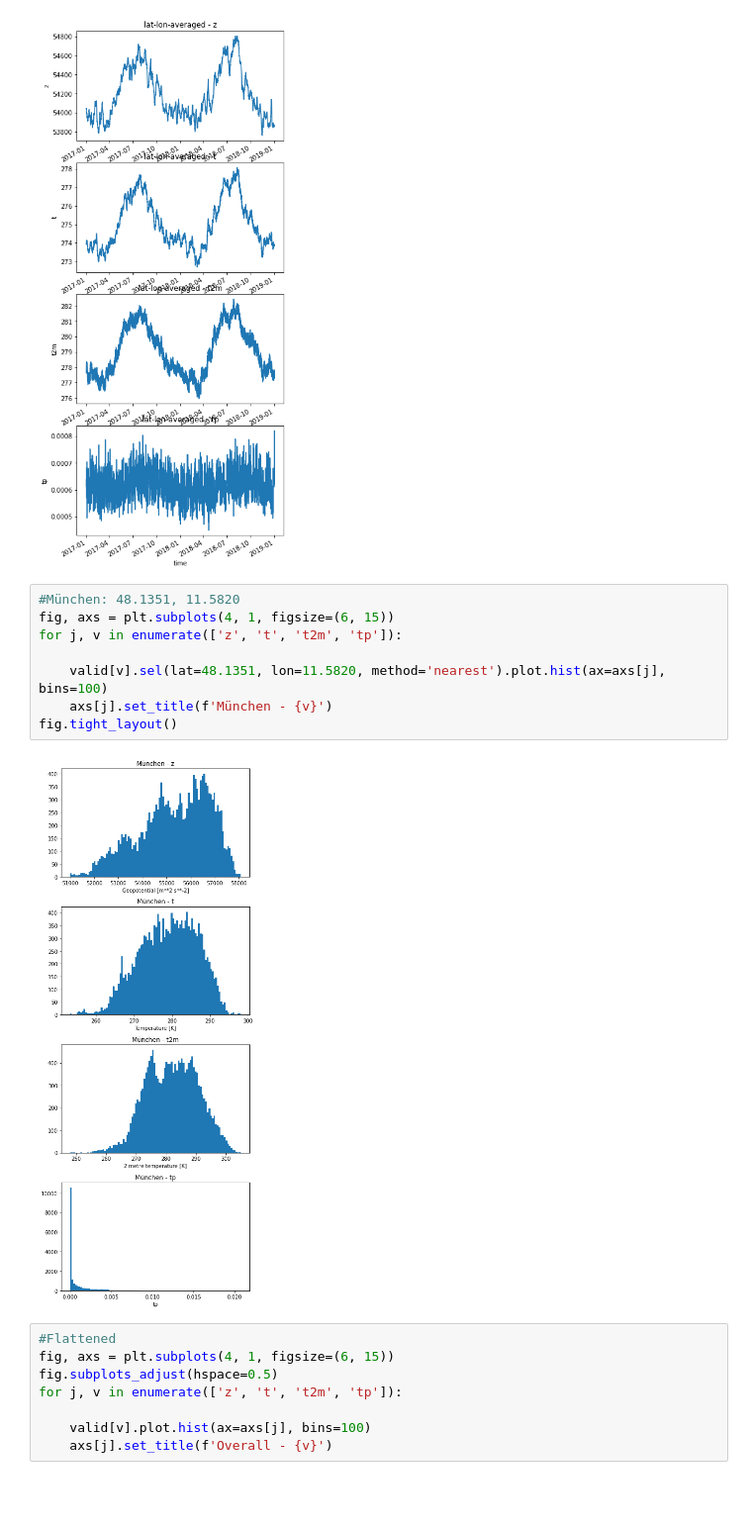
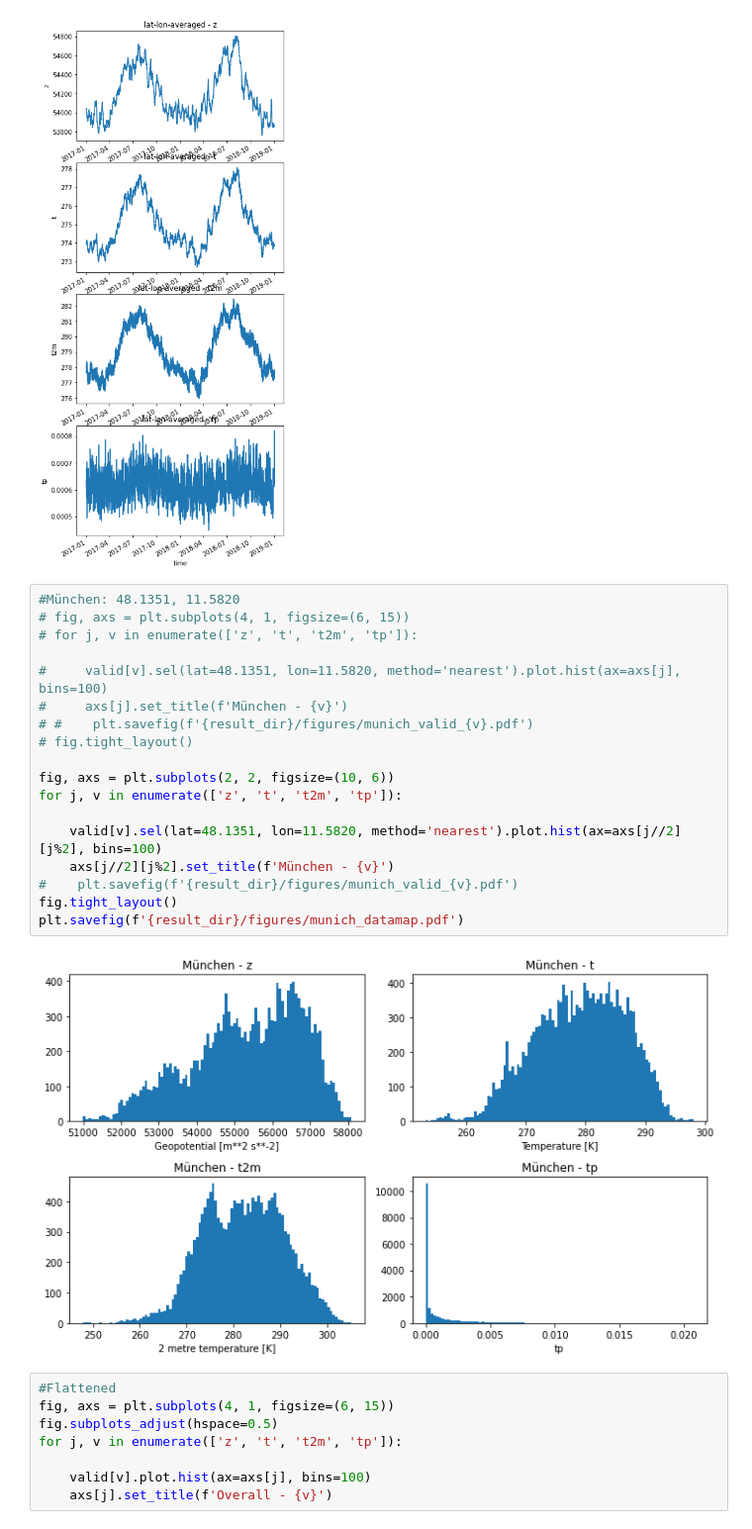
Before and after one commit to sagar-garg/WeatherBench, a Jupyter notebook: nbs_probabilistic/Data Maps.ipynb, the cells around one changed output. Shown at 99% size. Cells and saved outputs as stored; diff of their text form; blank space fills up the shorter version.

```diff
--- a/nbs_probabilistic/Data Maps.ipynb
+++ b/nbs_probabilistic/Data Maps.ipynb
@@ -114,14 +115,24 @@ for j, v in enumerate(['z', 't', 't2m', 'tp']):
 [figure]
 # %%
 #München: 48.1351, 11.5820
-fig, axs = plt.subplots(4, 1, figsize=(6, 15))
+# fig, axs = plt.subplots(4, 1, figsize=(6, 15))
+# for j, v in enumerate(['z', 't', 't2m', 'tp']):
+
+#     valid[v].sel(lat=48.1351, lon=11.5820, method='nearest').plot.hist(ax=axs[j], bins=100)
+#     axs[j].set_title(f'München - {v}')
+# #    plt.savefig(f'{result_dir}/figures/munich_valid_{v}.pdf')
+# fig.tight_layout()
+
+fig, axs = plt.subplots(2, 2, figsize=(10, 6))
 for j, v in enumerate(['z', 't', 't2m', 'tp']):
 
-    valid[v].sel(lat=48.1351, lon=11.5820, method='nearest').plot.hist(ax=axs[j], bins=100)
-    axs[j].set_title(f'München - {v}')
+    valid[v].sel(lat=48.1351, lon=11.5820, method='nearest').plot.hist(ax=axs[j//2][j%2], bins=100)
+    axs[j//2][j%2].set_title(f'München - {v}')
+#    plt.savefig(f'{result_dir}/figures/munich_valid_{v}.pdf')
 fig.tight_layout()
+plt.savefig(f'{result_dir}/figures/munich_datamap.pdf')
 # %% [output]
-[figure, old version]
+[figure, new version]
 # %%
 #Flattened
 fig, axs = plt.subplots(4, 1, figsize=(6, 15))
```
Also changed, not shown: parts of 7 cells of this notebook, 1 other file.
